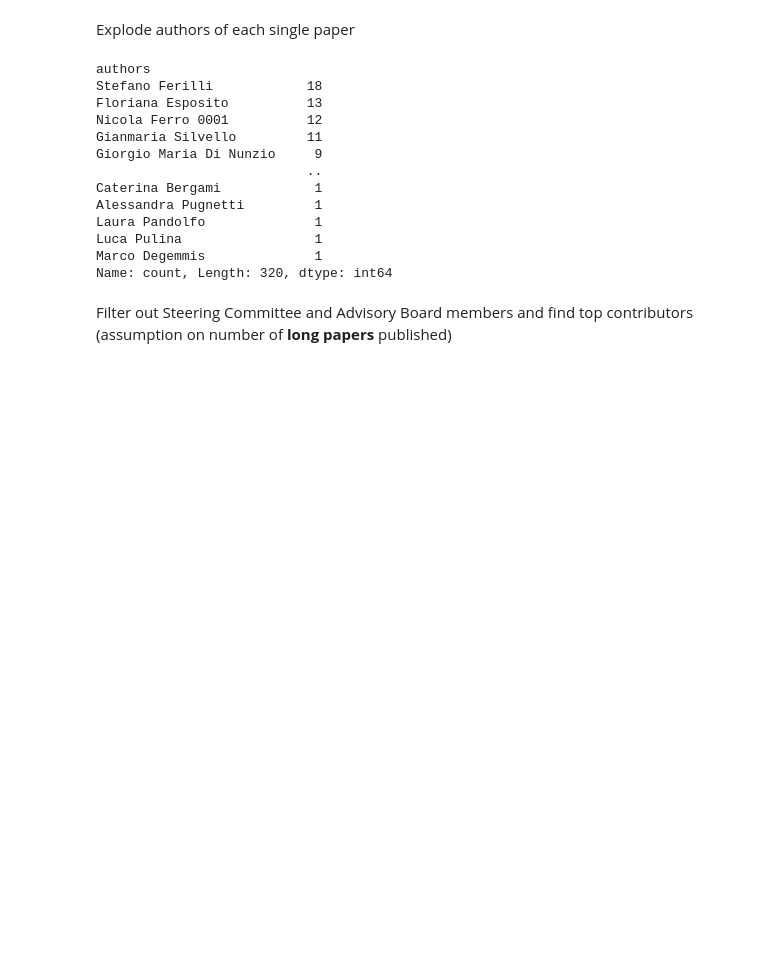
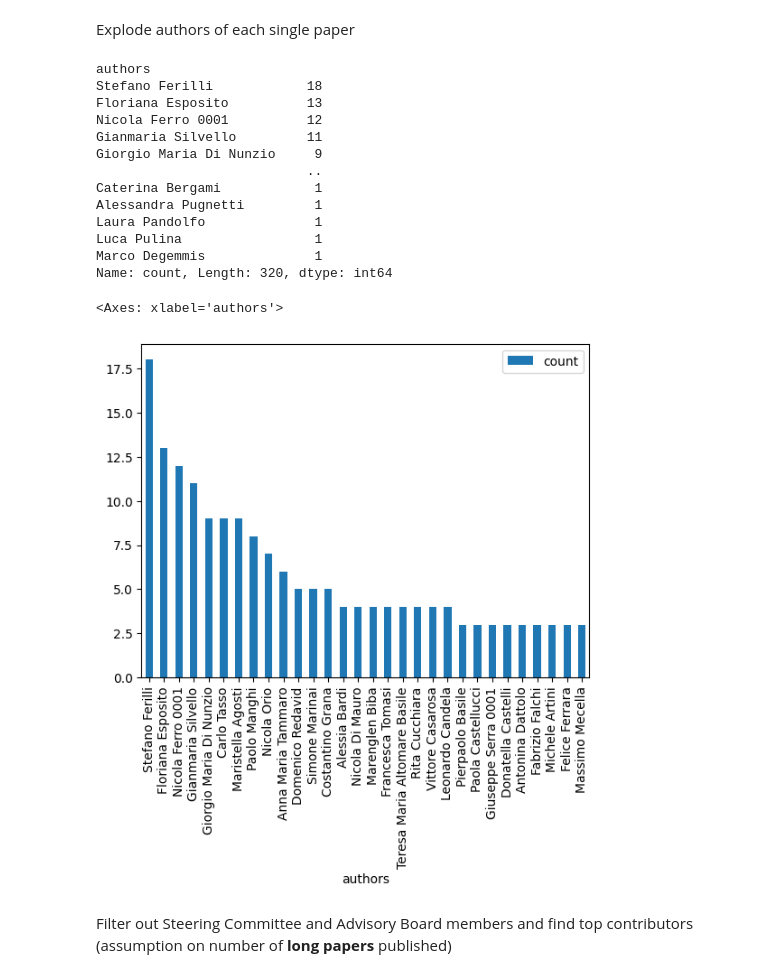
Before and after one commit to andremann/IRCDL-2024, a Jupyter notebook: notebooks/01-AM-exploration.ipynb, the cells around one changed output. Cells and saved outputs as stored; diff of their text form; code cells hidden in the pictures; blank space fills up the shorter version.

```diff
--- a/notebooks/01-AM-exploration.ipynb
+++ b/notebooks/01-AM-exploration.ipynb
@@ -206,6 +234,11 @@ Laura Pandolfo              1
 Luca Pulina                 1
 Marco Degemmis              1
 Name: count, Length: 320, dtype: int64
+# %%
+pd.DataFrame(long_contributors[:30]).plot.bar()
+# %% [output]
+<Axes: xlabel='authors'>
+[figure, added]
 # %% [markdown]
 Filter out Steering Committee and Advisory Board members and find top contributors (assumption on number of **long papers** published)
 # %%
```
Also changed, not shown: parts of 10 cells of this notebook.
